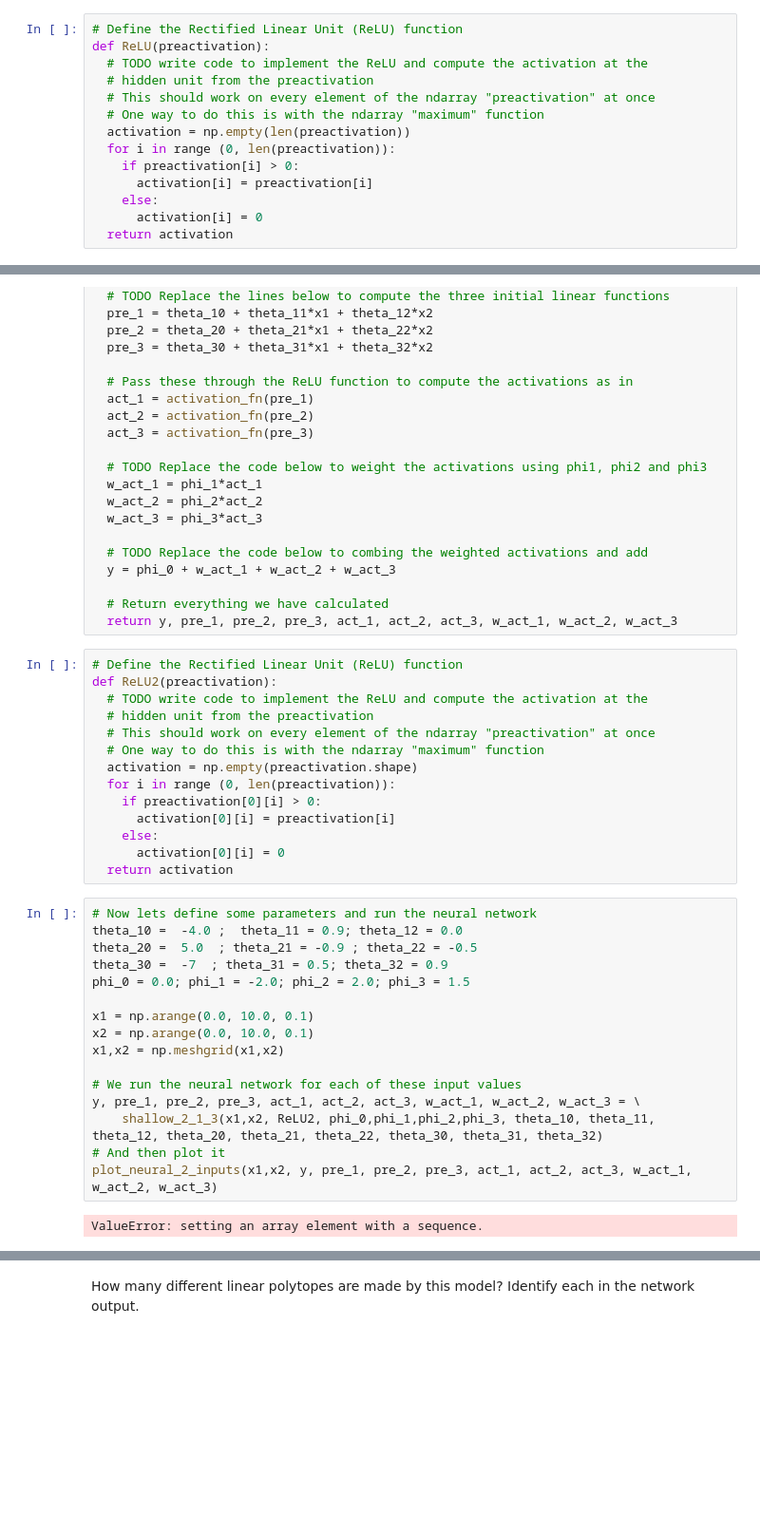
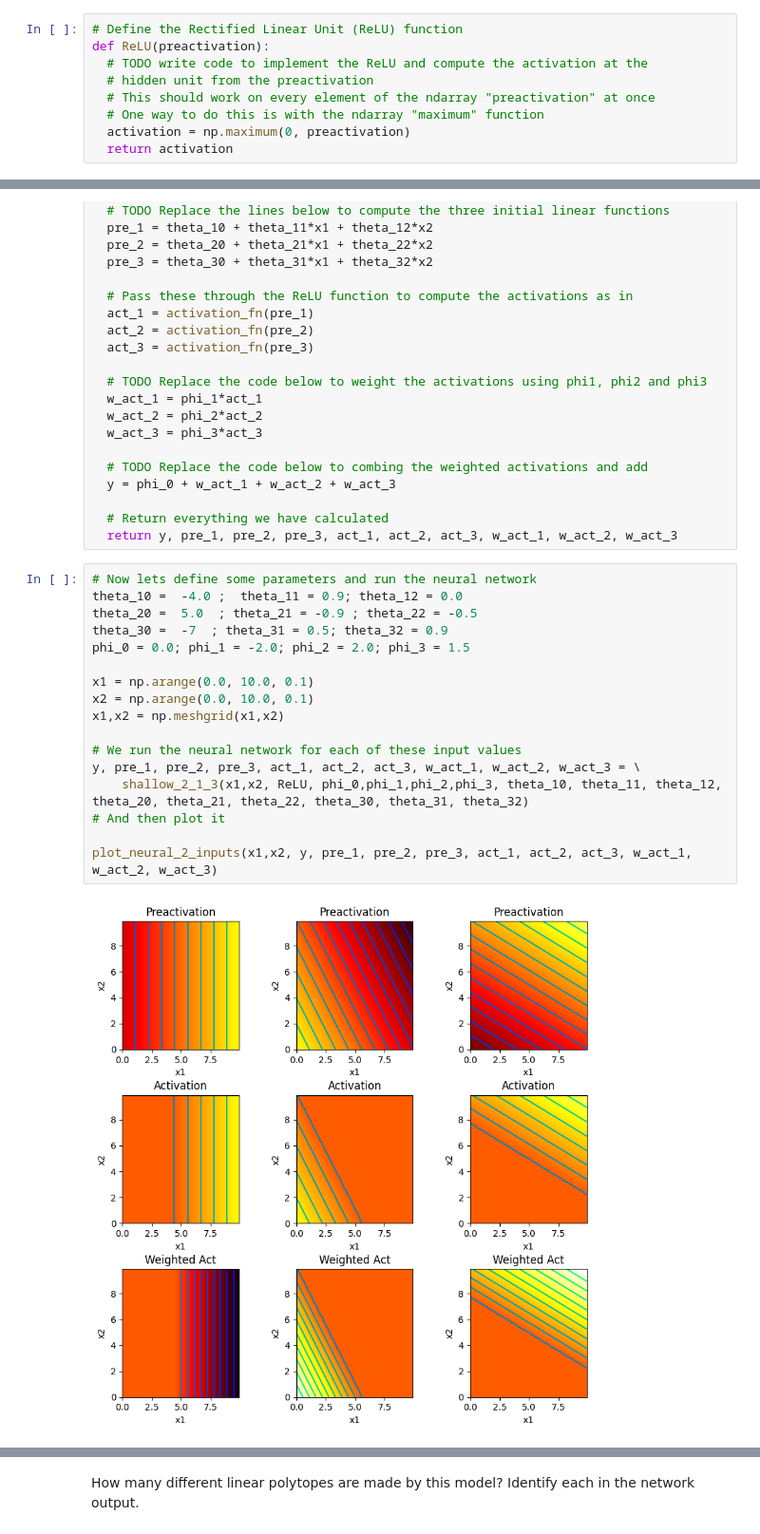
Before and after one commit to Dan-2R/Module4, a Jupyter notebook: 2.1 Shallow Neural Netowrks_DanielRios.ipynb, the cells around one changed output, grey strips where cells are left out. Shown at 95% size. Cells and saved outputs as stored; diff of their text form; blank space fills up the shorter version.

```diff
--- a/2.1 Shallow Neural Netowrks_DanielRios.ipynb
+++ b/2.1 Shallow Neural Netowrks_DanielRios.ipynb
@@ -10,12 +10,7 @@ def ReLU(preactivation):
   # hidden unit from the preactivation
   # This should work on every element of the ndarray "preactivation" at once
   # One way to do this is with the ndarray "maximum" function
-  activation = np.empty(len(preactivation))
-  for i in range (0, len(preactivation)):
-    if preactivation[i] > 0:
-      activation[i] = preactivation[i]
-    else:
-      activation[i] = 0
+  activation = np.maximum(0, preactivation)
   return activation
 # %%
 # Make an array of inputs
@@ -276,35 +271,22 @@ def shallow_2_1_3(x1,x2, activation_fn, phi_0,phi_1,phi_2,phi_3, theta_10, theta
 
   # Return everything we have calculated
   return y, pre_1, pre_2, pre_3, act_1, act_2, act_3, w_act_1, w_act_2, w_act_3
-# %%
-# Define the Rectified Linear Unit (ReLU) function
-def ReLU2(preactivation):
-  # TODO write code to implement the ReLU and compute the activation at the
-  # hidden unit from the preactivation
-  # This should work on every element of the ndarray "preactivation" at once
-  # One way to do this is with the ndarray "maximum" function
-  activation = np.empty(preactivation.shape)
-  for i in range (0, len(preactivation)):
-    if preactivation[0][i] > 0:
-      activation[0][i] = preactivation[i]
-    else:
-      activation[0][i] = 0
-  return activation
 # %%
 # Now lets define some parameters and run the neural network
 theta_10 =  -4.0 ;  theta_11 = 0.9; theta_12 = 0.0
 theta_20 =  5.0  ; theta_21 = -0.9 ; theta_22 = -0.5
 theta_30 =  -7  ; theta_31 = 0.5; theta_32 = 0.9
 phi_0 = 0.0; phi_1 = -2.0; phi_2 = 2.0; phi_3 = 1.5
 
 x1 = np.arange(0.0, 10.0, 0.1)
 x2 = np.arange(0.0, 10.0, 0.1)
 x1,x2 = np.meshgrid(x1,x2)
 
 # We run the neural network for each of these input values
 y, pre_1, pre_2, pre_3, act_1, act_2, act_3, w_act_1, w_act_2, w_act_3 = \
-    shallow_2_1_3(x1,x2, ReLU2, phi_0,phi_1,phi_2,phi_3, theta_10, theta_11, theta_12, theta_20, theta_21, theta_22, theta_30, theta_31, theta_32)
+    shallow_2_1_3(x1,x2, ReLU, phi_0,phi_1,phi_2,phi_3, theta_10, theta_11, theta_12, theta_20, theta_21, theta_22, theta_30, theta_31, theta_32)
 # And then plot it
+
 plot_neural_2_inputs(x1,x2, y, pre_1, pre_2, pre_3, act_1, act_2, act_3, w_act_1, w_act_2, w_act_3)
 # %% [output]
-ValueError: setting an array element with a sequence.
+[figure, added]
```
Also changed, not shown: parts of 2 cells of this notebook.
